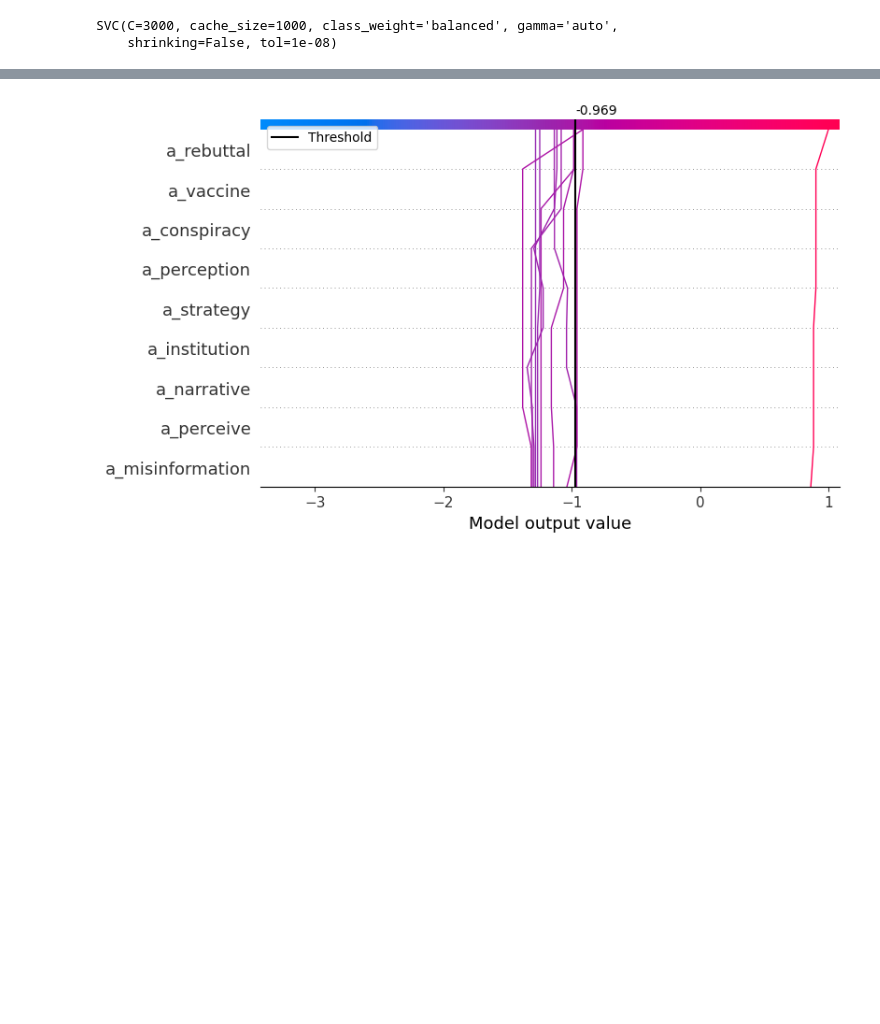
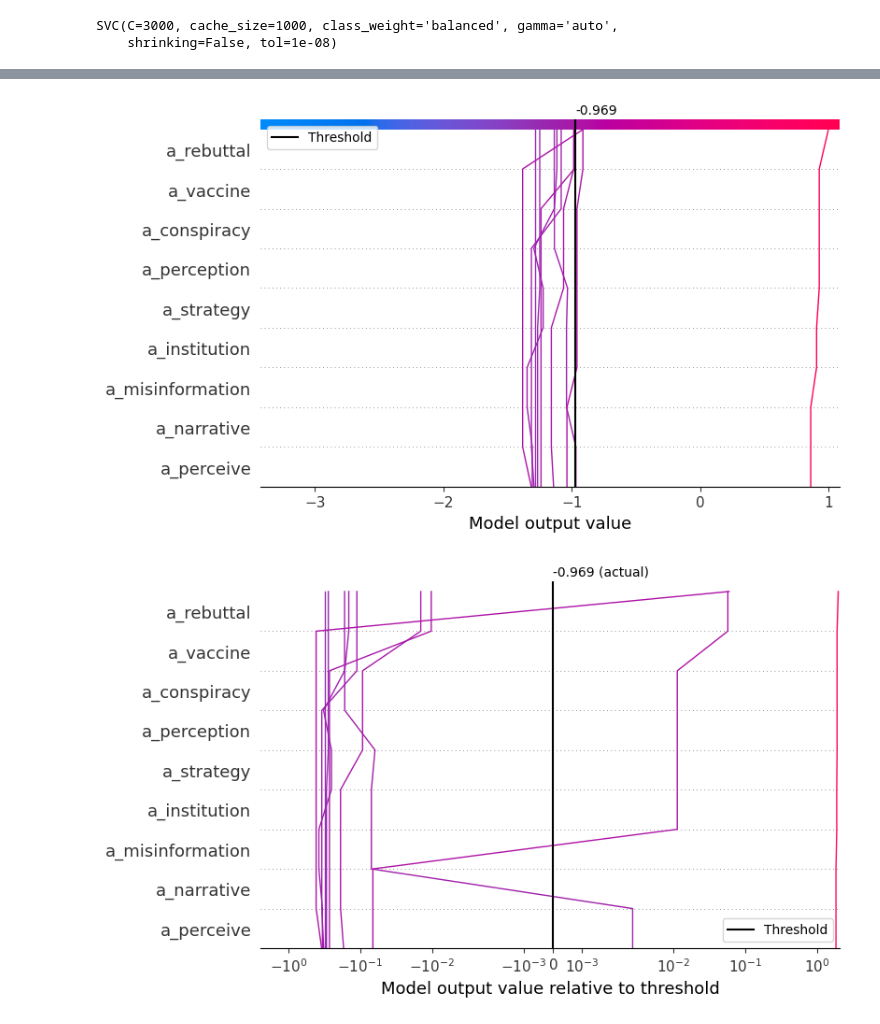
Before and after one commit to samjmolyneux/eppi-text-classification, a Jupyter notebook: notebooks/svm/svm_binary.ipynb, the cells around one changed output, grey strips where cells are left out. Saved outputs shown, nothing was run; the diff lists cells and outputs as text; code cells hidden in the pictures; blank space fills up the shorter version.

```diff
--- a/notebooks/svm/svm_binary.ipynb
+++ b/notebooks/svm/svm_binary.ipynb
@@ -132,12 +134,18 @@ shap_plotter.bar_chart()
 # %%
 # MAKE THE DECISION PLOTS
 
 from eppi_text_classification.shap_plotter import ShapPlotter
 
 shap_plotter = ShapPlotter(model, X_test[:10], feature_names, kernel_nsamples=256)
-shap_plotter.decision_plot(threshold=threshold, num_display=10)
+decision_plot = shap_plotter.decision_plot(threshold=threshold, num_display=10)
+decision_plot.show()
+decision_plot = shap_plotter.decision_plot(
+    threshold=threshold, num_display=10, log_scale=True
+)
+decision_plot.show()
 # %% [output]
-[figure, old version]
+[figure, new version]
+[figure, added]
 # %%
 import numpy as np
 
```
Also changed, not shown: parts of 4 cells of this notebook, 19 other files.
